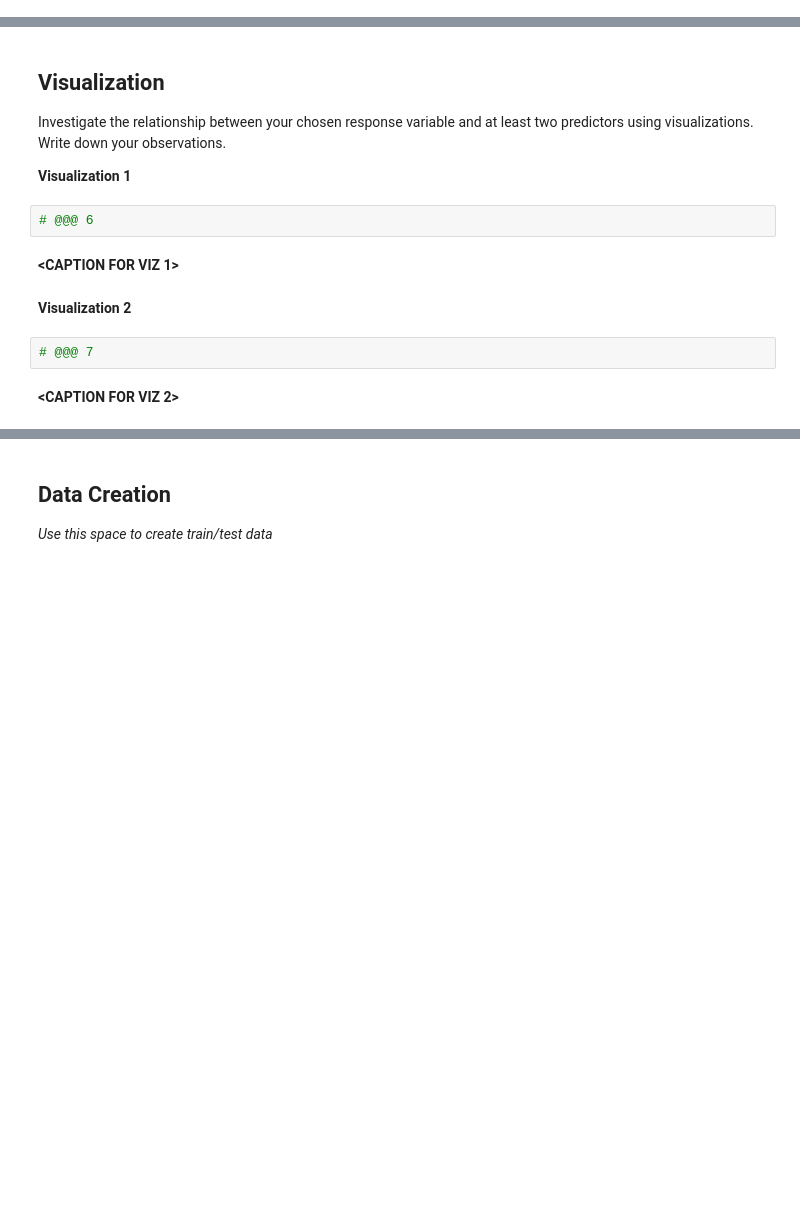
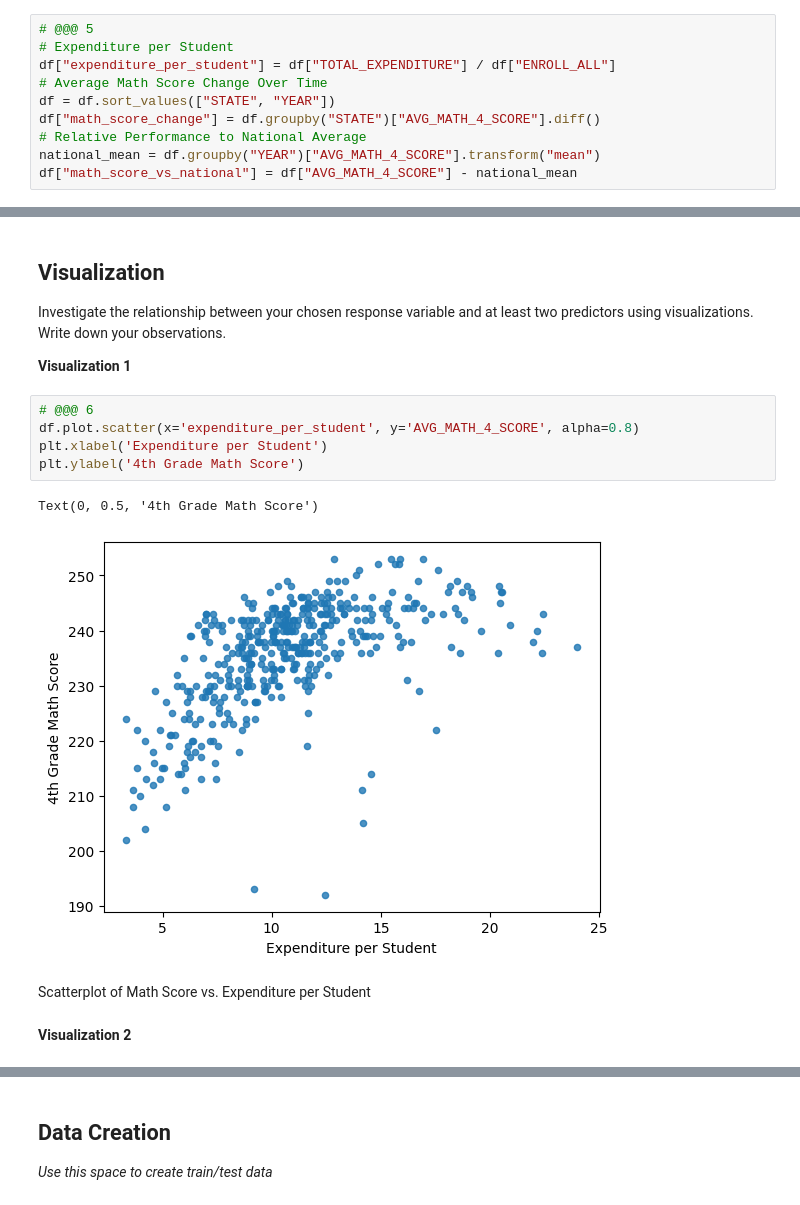
Before and after one commit to jnrjanczuk/MDST-Tutorial, a Jupyter notebook: tutorial1/checkpoint1.ipynb, the cells around one changed output, grey strips where cells are left out. Cells and saved outputs as stored; diff of their text form; blank space fills up the shorter version.

```diff
--- a/tutorial1/checkpoint1.ipynb
+++ b/tutorial1/checkpoint1.ipynb
@@ -124,0 +141,10 @@ Feature engineering justification: **<BRIEFLY DESCRIBE WHY YOU MADE THE CHANGES
+# %%
+# @@@ 5
+# Expenditure per Student
+df["expenditure_per_student"] = df["TOTAL_EXPENDITURE"] / df["ENROLL_ALL"]
+# Average Math Score Change Over Time
+df = df.sort_values(["STATE", "YEAR"])
+df["math_score_change"] = df.groupby("STATE")["AVG_MATH_4_SCORE"].diff()
+# Relative Performance to National Average
+national_mean = df.groupby("YEAR")["AVG_MATH_4_SCORE"].transform("mean")
+df["math_score_vs_national"] = df["AVG_MATH_4_SCORE"] - national_mean
@@ -128,13 +156,15 @@ Feature engineering justification: **<BRIEFLY DESCRIBE WHY YOU MADE THE CHANGES
 Investigate the relationship between your chosen response variable and at least two predictors using visualizations. Write down your observations.
 
 **Visualization 1**
-# %%
-# @@@ 6
-# %% [markdown]
-**<CAPTION FOR VIZ 1>**
+# %%
+# @@@ 6
+df.plot.scatter(x='expenditure_per_student', y='AVG_MATH_4_SCORE', alpha=0.8)
+plt.xlabel('Expenditure per Student')
+plt.ylabel('4th Grade Math Score')
+# %% [output]
+Text(0, 0.5, '4th Grade Math Score')
+[figure, added]
+# %% [markdown]
+Scatterplot of Math Score vs. Expenditure per Student
 # %% [markdown]
 **Visualization 2**
-# %%
-# @@@ 7
-# %% [markdown]
-**<CAPTION FOR VIZ 2>**
```
Also changed, not shown: parts of 18 cells of this notebook.
